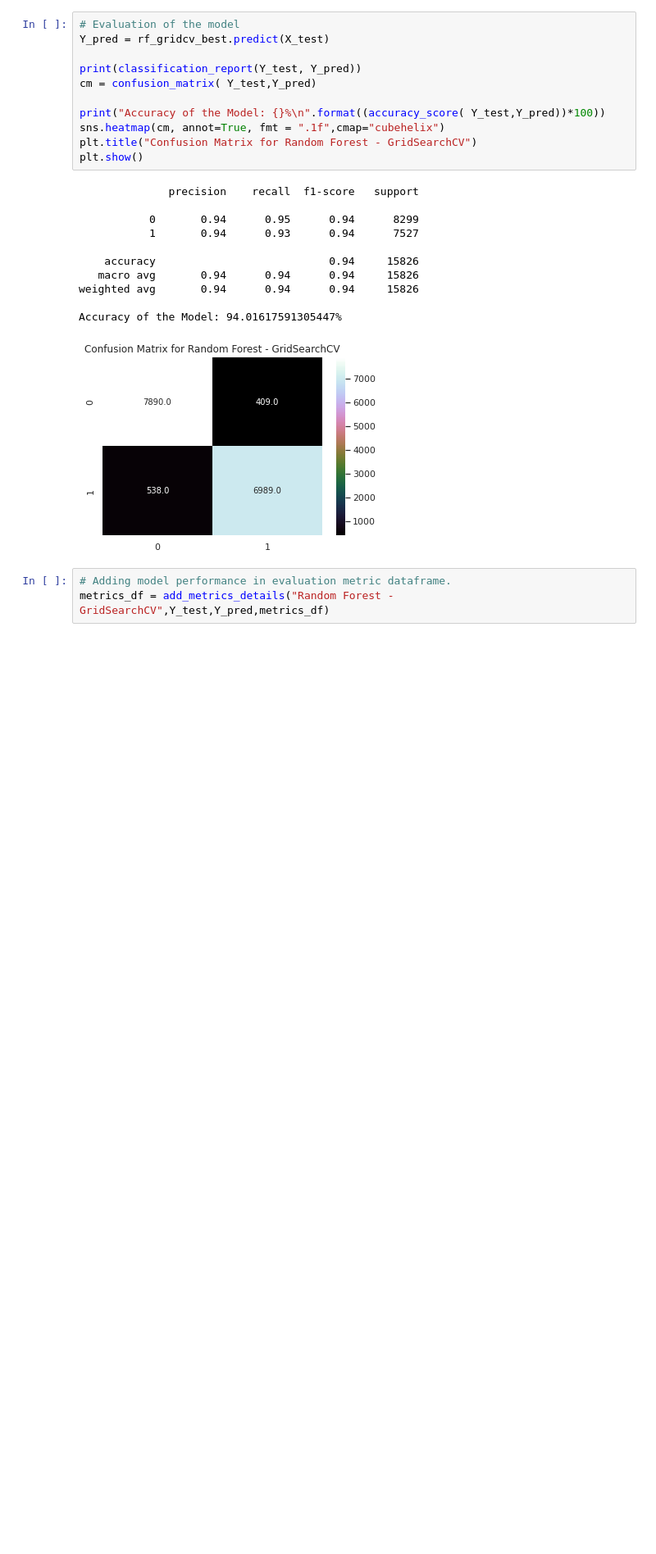
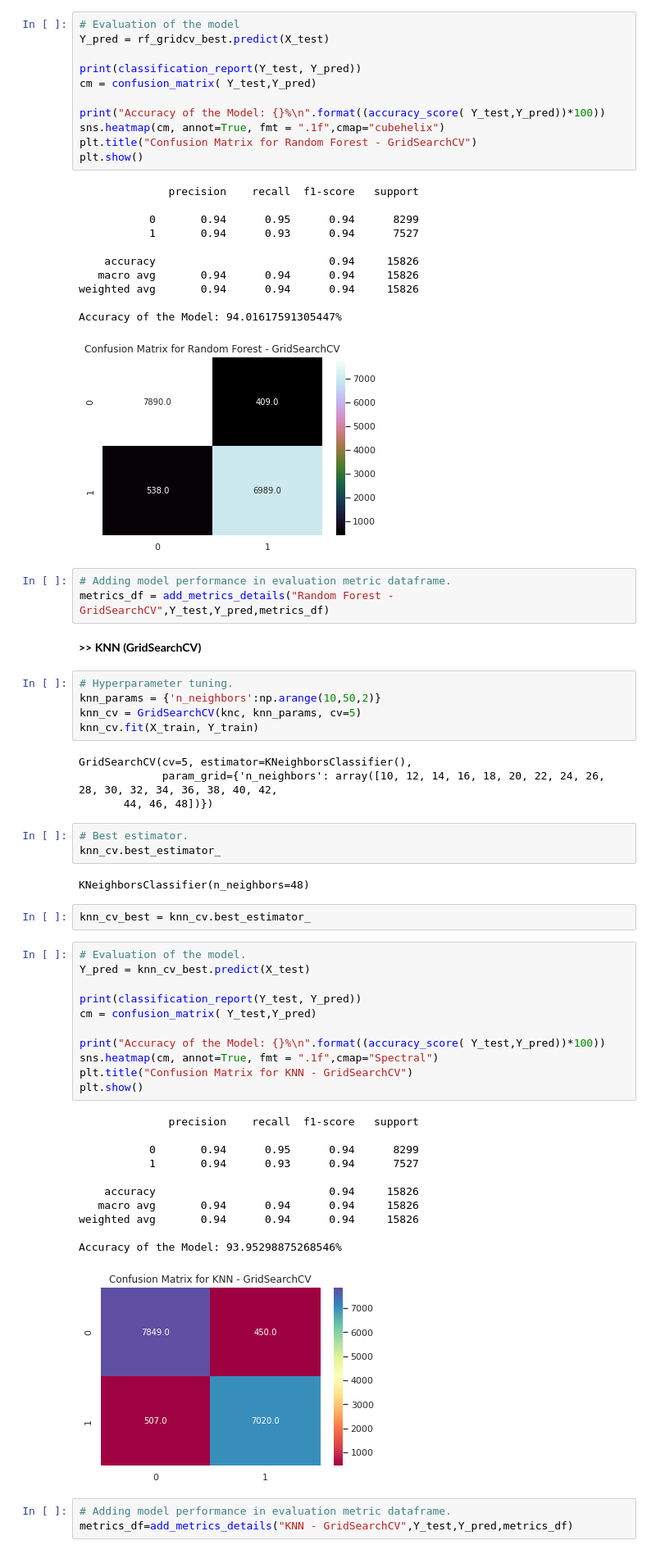
Before and after one commit to Arka1212/Airline-Passenger-Referral-Prediction, a Jupyter notebook: Airline_Passenger_Referral_Prediction.ipynb, the cells around one changed output. Shown at 82% size. Cells and saved outputs as stored; diff of their text form; blank space fills up the shorter version.

```diff
--- a/Airline_Passenger_Referral_Prediction.ipynb
+++ b/Airline_Passenger_Referral_Prediction.ipynb
@@ -695,3 +731,47 @@ Accuracy of the Model: 94.01617591305447%
 # %%
 # Adding model performance in evaluation metric dataframe.
 metrics_df = add_metrics_details("Random Forest - GridSearchCV",Y_test,Y_pred,metrics_df)
+# %% [markdown]
+**>> KNN (GridSearchCV)**
+# %%
+# Hyperparameter tuning.
+knn_params = {'n_neighbors':np.arange(10,50,2)}
+knn_cv = GridSearchCV(knc, knn_params, cv=5)
+knn_cv.fit(X_train, Y_train)
+# %% [output]
+GridSearchCV(cv=5, estimator=KNeighborsClassifier(),
+             param_grid={'n_neighbors': array([10, 12, 14, 16, 18, 20, 22, 24, 26, 28, 30, 32, 34, 36, 38, 40, 42,
+       44, 46, 48])})
+# %%
+# Best estimator.
+knn_cv.best_estimator_
+# %% [output]
+KNeighborsClassifier(n_neighbors=48)
+# %%
+knn_cv_best = knn_cv.best_estimator_
+# %%
+# Evaluation of the model.
+Y_pred = knn_cv_best.predict(X_test)
+
+print(classification_report(Y_test, Y_pred))
+cm = confusion_matrix( Y_test,Y_pred)
+
+print("Accuracy of the Model: {}%\n".format((accuracy_score( Y_test,Y_pred))*100))
+sns.heatmap(cm, annot=True, fmt = ".1f",cmap="Spectral")
+plt.title("Confusion Matrix for KNN - GridSearchCV")
+plt.show()
+# %% [output]
+              precision    recall  f1-score   support
+
+           0       0.94      0.95      0.94      8299
+           1       0.94      0.93      0.94      7527
+
+    accuracy                           0.94     15826
+   macro avg       0.94      0.94      0.94     15826
+weighted avg       0.94      0.94      0.94     15826
+
+Accuracy of the Model: 93.95298875268546%
+[figure, added]
+# %%
+# Adding model performance in evaluation metric dataframe.
+metrics_df=add_metrics_details("KNN - GridSearchCV",Y_test,Y_pred,metrics_df)
```
Also changed, not shown: parts of 9 cells of this notebook.
